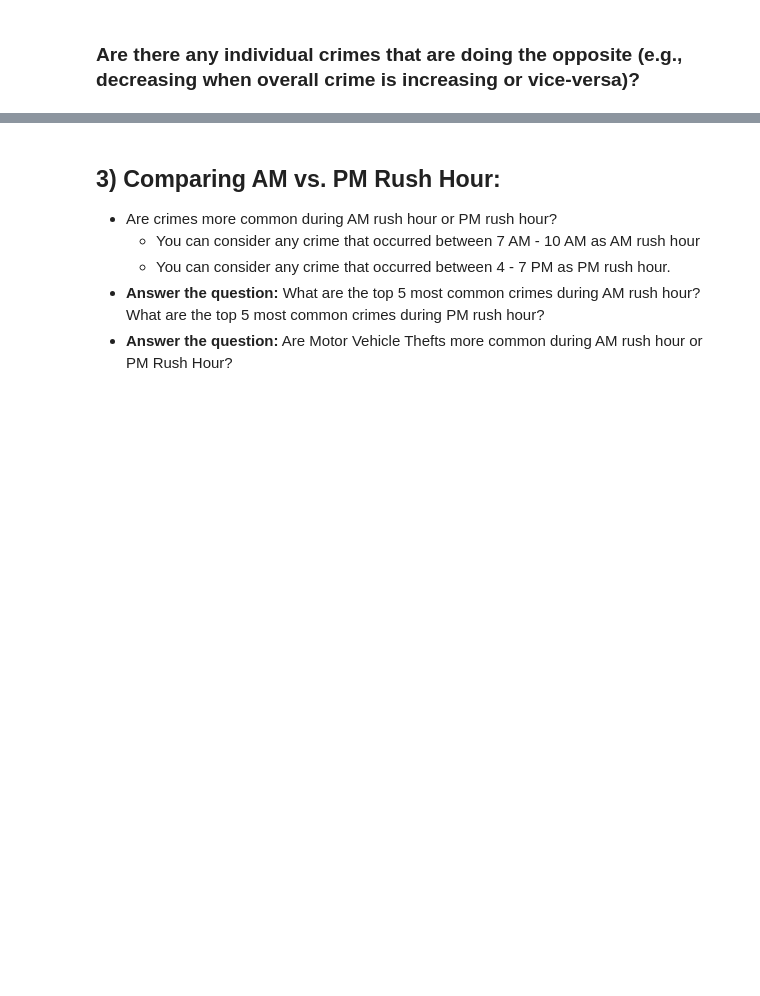
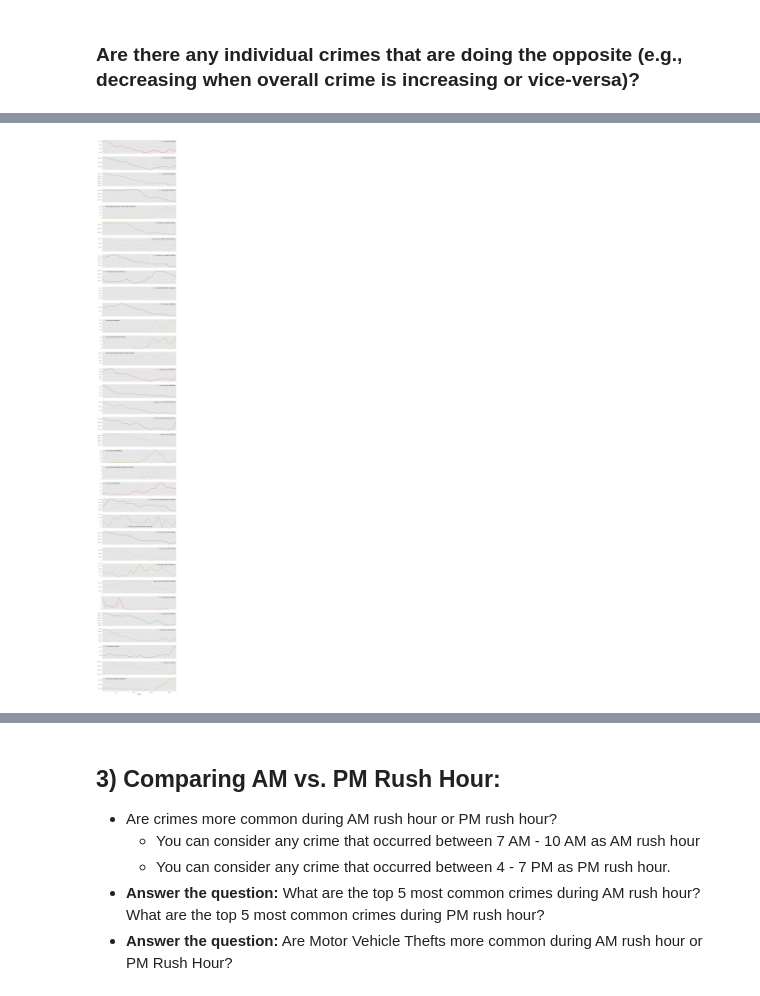
Before and after one commit to LoveidaLucero/Chicago-Crime-Trends, a Jupyter notebook: Part 1.ipynb, the cells around one changed output, grey strips where cells are left out. Drawn from its saved outputs; the diff is of its cells as text; code cells hidden in the pictures; blank space fills up the shorter version.

```diff
--- a/Part 1.ipynb
+++ b/Part 1.ipynb
@@ -299,6 +282,6 @@ df_res_year.plot();
 ### Are there any individual crimes that are doing the opposite (e.g., decreasing when overall crime is increasing or vice-versa)?
 # %%
 # groupy by crime and year
-df_res_crimes = df.groupby('Primary Type').resample('AS').size()
-df_res_crimes
+df_year = df.groupby('Primary Type').resample('AS').count()
+df_year
 # %% [output]
@@ -492,0 +302,3 @@ ncss.plot();
+# %%
+df_year = df_year.drop(columns = ['ID','Description','Location Description','Arrest','Domestic','Beat','District','Ward','Latitude','Longitude'])
+df_year
@@ -492,0 +320,3 @@ ncss.plot();
+# %%
+unstacked = df_year.unstack(level=0)
+unstacked
@@ -492,0 +344,4 @@ ncss.plot();
+# %%
+unstacked.plot(subplots=True,figsize=(10,75),grid=True);
+# %% [output]
+[figure, added]
```
Also changed, not shown: parts of 47 cells of this notebook.
